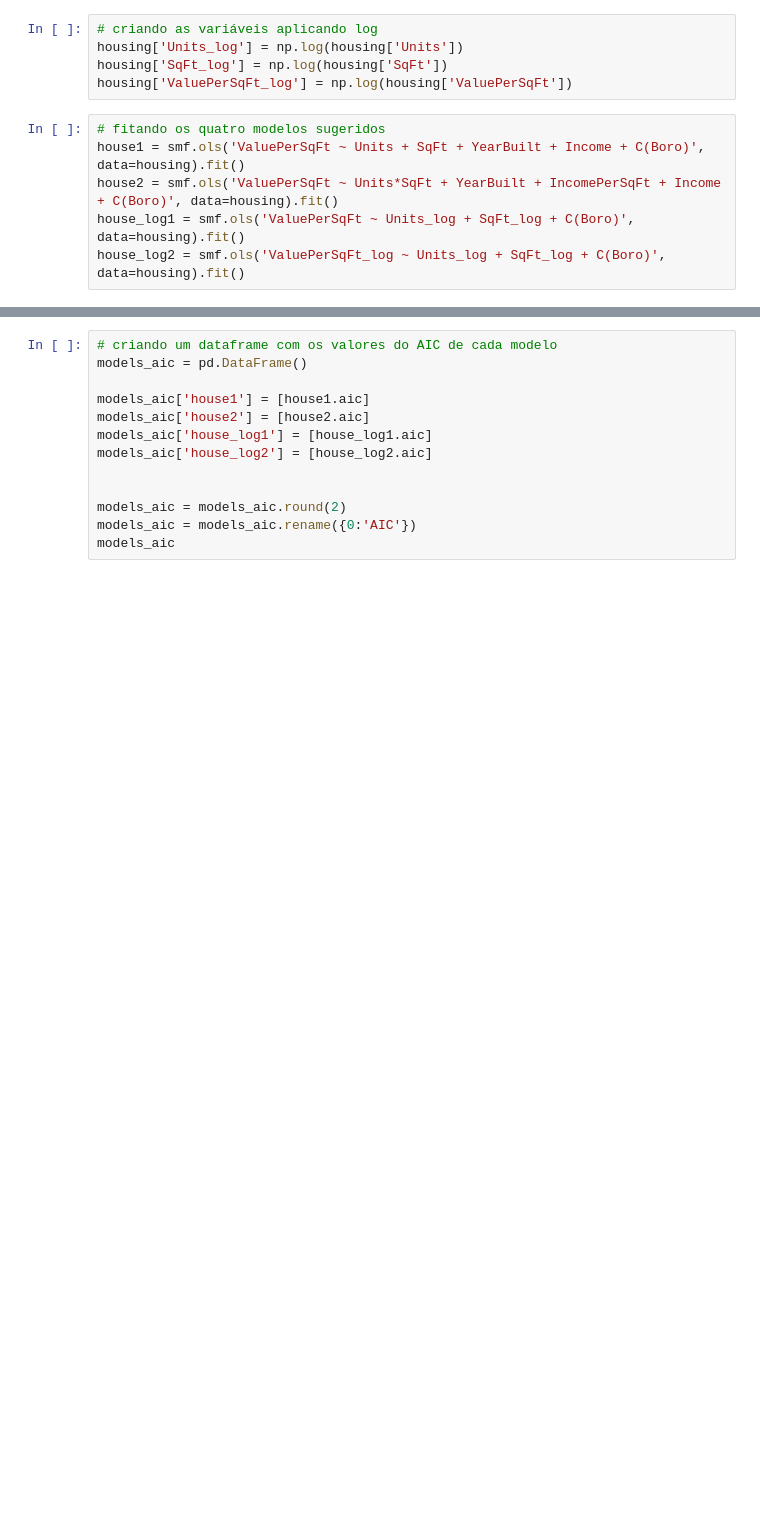
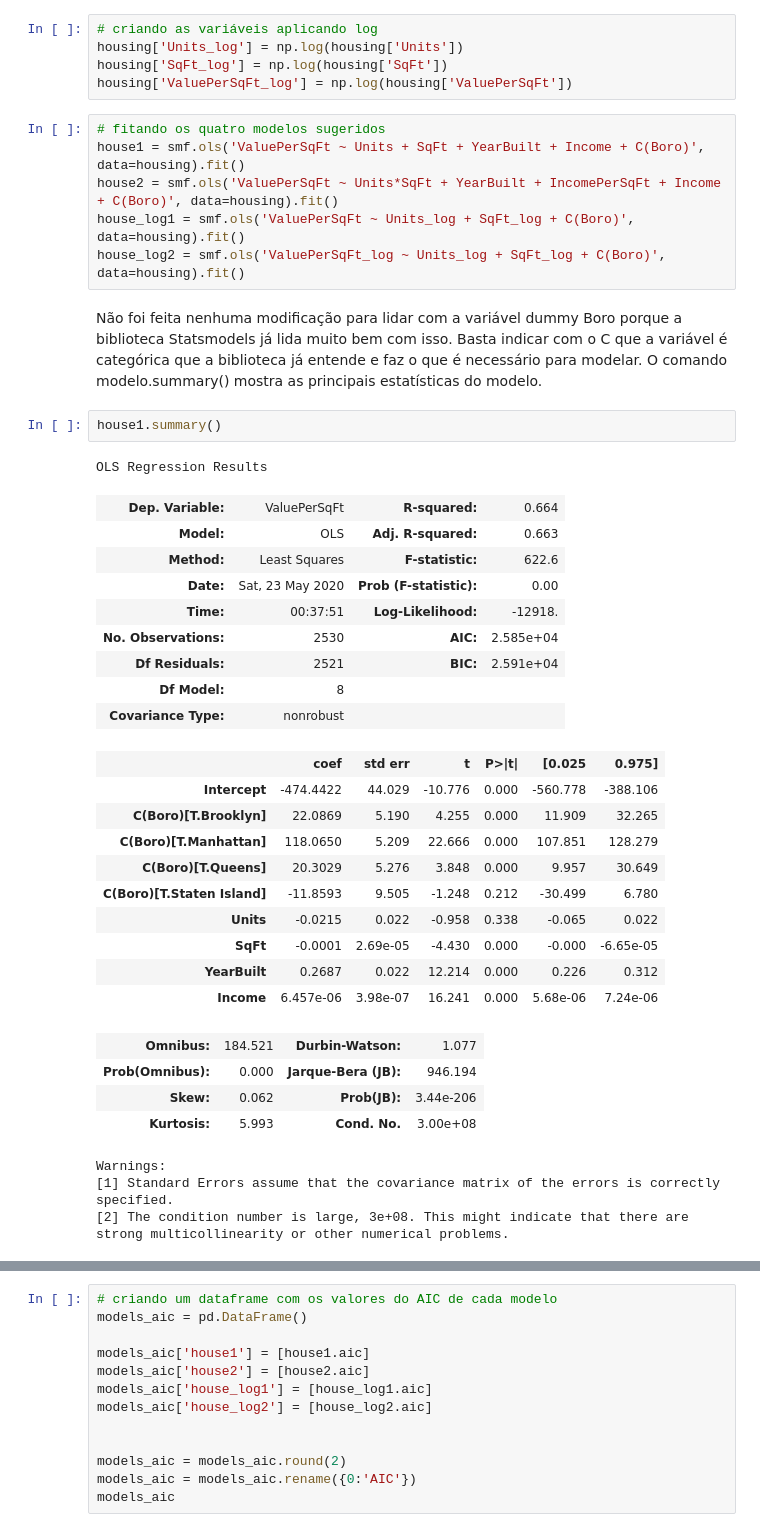
Before and after one commit to Jonathan-geo/Predicao_Regressao, a Jupyter notebook: LEDA_JONATHAN_trab_predicao_regressao.ipynb, the cells around one changed output, grey strips where cells are left out. Saved outputs shown, nothing was run; the diff lists cells and outputs as text; blank space fills up the shorter version.

```diff
--- a/trab_predicao_regress.ipynb
+++ b/LEDA_JONATHAN_trab_predicao_regressao.ipynb
@@ -484,3 +450,36 @@ house1 = smf.ols('ValuePerSqFt ~ Units + SqFt + YearBuilt + Income + C(Boro)', d
 house2 = smf.ols('ValuePerSqFt ~ Units*SqFt + YearBuilt + IncomePerSqFt + Income + C(Boro)', data=housing).fit()
 house_log1 = smf.ols('ValuePerSqFt ~ Units_log + SqFt_log + C(Boro)', data=housing).fit()
 house_log2 = smf.ols('ValuePerSqFt_log ~ Units_log + SqFt_log + C(Boro)', data=housing).fit()
+# %% [markdown]
+Não foi feita nenhuma modificação para lidar com a variável dummy Boro porque a biblioteca Statsmodels já lida muito bem com isso. Basta indicar com o C que a variável é categórica que a biblioteca já entende e faz o que é necessário para modelar. O comando modelo.summary() mostra as principais estatísticas do modelo.
+# %%
+house1.summary()
+# %% [output]
+OLS Regression Results
+| Dep. Variable: | ValuePerSqFt | R-squared: | 0.664 |
+| Model: | OLS | Adj. R-squared: | 0.663 |
+| Method: | Least Squares | F-statistic: | 622.6 |
+| Date: | Sat, 23 May 2020 | Prob (F-statistic): | 0.00 |
+| Time: | 00:37:51 | Log-Likelihood: | -12918. |
+| No. Observations: | 2530 | AIC: | 2.585e+04 |
+| Df Residuals: | 2521 | BIC: | 2.591e+04 |
+| Df Model: | 8 |  |  |
+| Covariance Type: | nonrobust |  |  |
+|  | coef | std err | t | P>|t| | [0.025 | 0.975] |
+| Intercept | -474.4422 | 44.029 | -10.776 | 0.000 | -560.778 | -388.106 |
+| C(Boro)[T.Brooklyn] | 22.0869 | 5.190 | 4.255 | 0.000 | 11.909 | 32.265 |
+| C(Boro)[T.Manhattan] | 118.0650 | 5.209 | 22.666 | 0.000 | 107.851 | 128.279 |
+| C(Boro)[T.Queens] | 20.3029 | 5.276 | 3.848 | 0.000 | 9.957 | 30.649 |
+| C(Boro)[T.Staten Island] | -11.8593 | 9.505 | -1.248 | 0.212 | -30.499 | 6.780 |
+| Units | -0.0215 | 0.022 | -0.958 | 0.338 | -0.065 | 0.022 |
+| SqFt | -0.0001 | 2.69e-05 | -4.430 | 0.000 | -0.000 | -6.65e-05 |
+| YearBuilt | 0.2687 | 0.022 | 12.214 | 0.000 | 0.226 | 0.312 |
+| Income | 6.457e-06 | 3.98e-07 | 16.241 | 0.000 | 5.68e-06 | 7.24e-06 |
+| Omnibus: | 184.521 | Durbin-Watson: | 1.077 |
+| Prob(Omnibus): | 0.000 | Jarque-Bera (JB): | 946.194 |
+| Skew: | 0.062 | Prob(JB): | 3.44e-206 |
+| Kurtosis: | 5.993 | Cond. No. | 3.00e+08 |
+Warnings:
+[1] Standard Errors assume that the covariance matrix of the errors is correctly specified.
+[2] The condition number is large, 3e+08. This might indicate that there are
+strong multicollinearity or other numerical problems.
```
Also changed, not shown: parts of 55 cells of this notebook.
